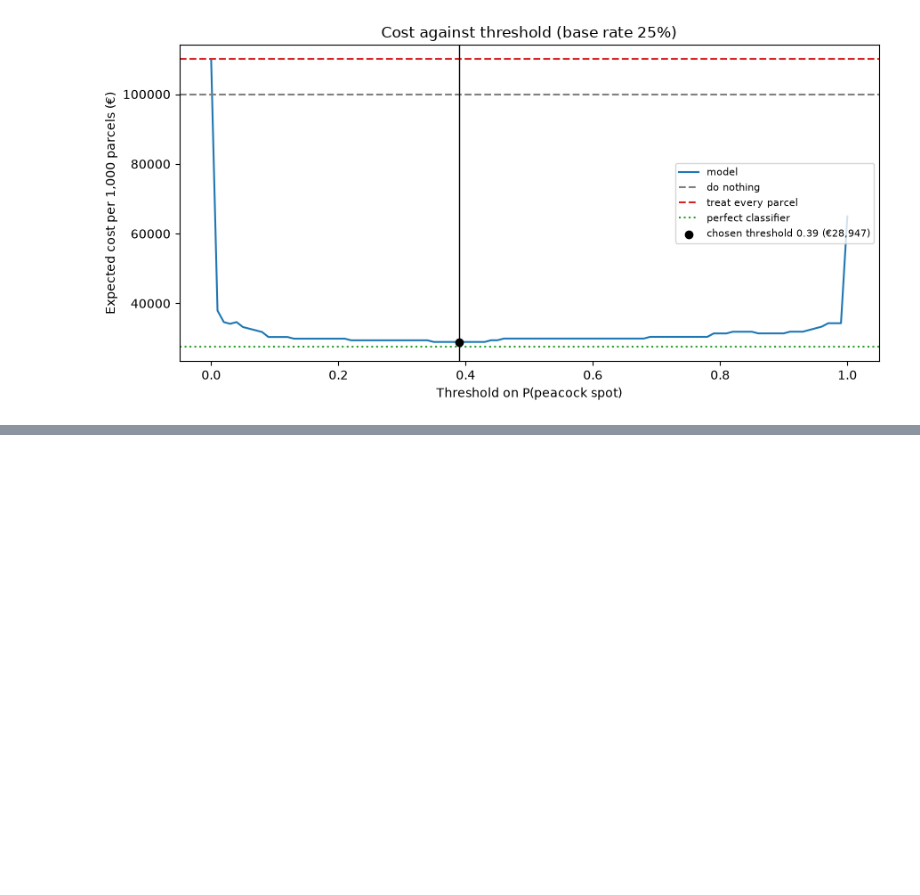
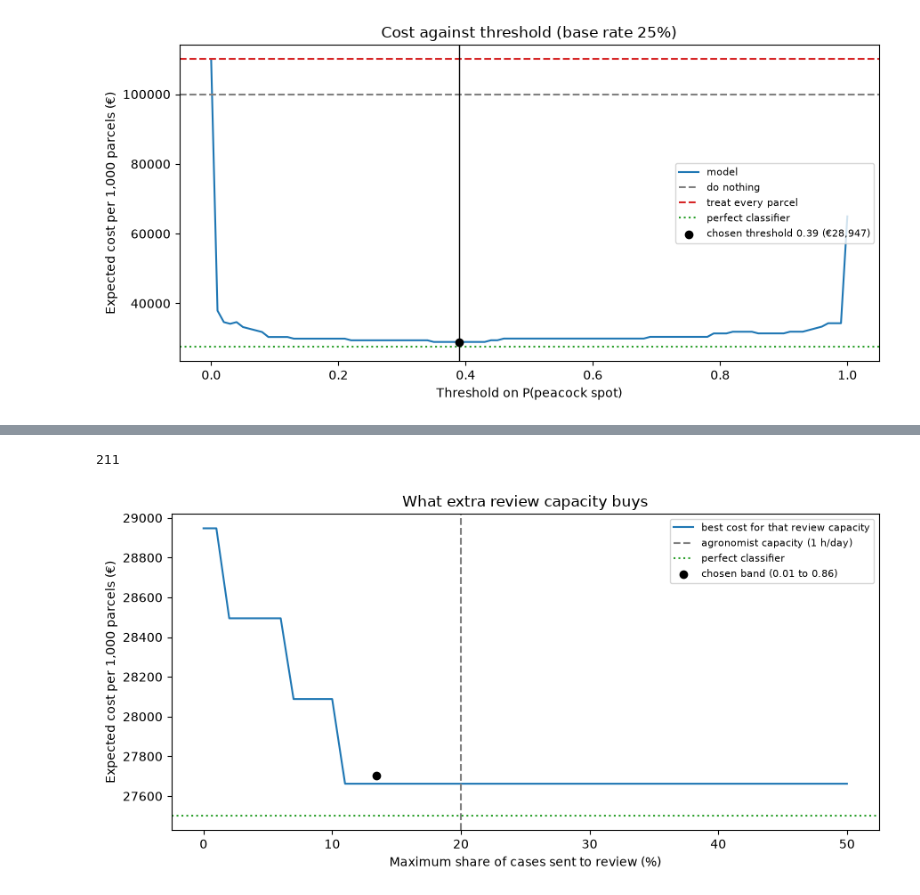
Before and after one commit to SofiaHervas/daiist-assignment-2, a Jupyter notebook: train.ipynb, the cells around one changed output, grey strips where cells are left out. Drawn from its saved outputs; the diff is of its cells as text; code cells hidden in the pictures; blank space fills up the shorter version.

Commit message:
Add cost sweep and human review band 2

```diff
--- a/train.ipynb
+++ b/train.ipynb
@@ -565,3 +565,21 @@ fig.tight_layout()
 fig.savefig(RESULTS_DIR / "cost_vs_threshold.png", dpi=130)
 # %% [output]
 [figure]
+# %%
+# Sensitivity: how the best threshold and cost move if the base rate or the cost
+# of a missed peacock spot (olive oil price) are wrong
+rows = []
+for base_rate in [0.05, 0.10, 0.25, 0.40, 0.60]:
+    for c_fn in [200.0, 400.0, 800.0]:
+        sw = sweep(scores, is_pos, THRESHOLDS, base_rate=base_rate, c_fn=c_fn)
+        t, cost, lo, hi = pick_threshold(sw)
+        rows.append({
+            "base_rate": base_rate, "cost_FN": c_fn,
+            "best_threshold": t, "tied_range": f"{lo:.2f}-{hi:.2f}",
+            "model_cost": round(cost),
+            "do_nothing": round(expected_cost(0, 0, base_rate=base_rate, c_fn=c_fn)),
+            "treat_all": round(expected_cost(1, 1, base_rate=base_rate, c_fn=c_fn)),
+        })
+sensitivity = pd.DataFrame(rows)
+sensitivity.to_csv(RESULTS_DIR / "cost_sensitivity.csv", index=False)
+print(sensitivity.to_string(index=False))
@@ -567,0 +670,55 @@ fig.savefig(RESULTS_DIR / "cost_vs_threshold.png", dpi=130)
+# %%
+# 1) The four policies the brief asks for, with the workload each one implies
+def workload(review_share):
+    photos = review_share * CASES_PER_DAY
+    return photos, photos * REVIEW_MINUTES
+
+policies = {
+    "do nothing": (expected_cost(0.0, 0.0), 0.0),
+    "agronomist checks every photo": (expected_cost(1.0, 0.0) + N_CASES * C_REVIEW, 1.0),
+    f"model alone (threshold {best_t:.2f})": (best_cost, 0.0),
+    f"model + review ({T_LOW:.2f} to {T_HIGH:.2f})": (best_band["cost_per_1000"], best_band["review_share"]),
+}
+policy_rows = []
+for name, (cost, share) in policies.items():
+    photos, minutes = workload(share)
+    policy_rows.append({"policy": name, "cost_per_1000": round(cost),
+                        "review_share": f"{share:.1%}", "photos_per_day": round(photos, 1),
+                        "agronomist_min_per_day": round(minutes)})
+policy_table = pd.DataFrame(policy_rows)
+policy_table.to_csv(RESULTS_DIR / "policy_comparison.csv", index=False)
+print(policy_table.to_string(index=False), "\n")
+
+# 2) Robustness: how much the result depends on the exact lower threshold
+robust_rows = []
+for t_low in [0.005, 0.01, 0.02, 0.05, 0.10, 0.20, best_t]:
+    cost, share, fn = band_cost(t_low, T_HIGH)
+    robust_rows.append({"t_low": t_low, "t_high": T_HIGH, "cost_per_1000": round(cost),
+                        "review_share": f"{share:.1%}", "missed_per_1000": round(fn * N_CASES, 1)})
+print("Moving the lower threshold (upper fixed):")
+print(pd.DataFrame(robust_rows).to_string(index=False))
+
+# 3) Best achievable cost for each review capacity
+caps = np.round(np.arange(0, 0.51, 0.01), 2)
+frontier = [band[band["review_share"] <= c]["cost_per_1000"].min() for c in caps]
+fig, ax = plt.subplots(figsize=(9, 4.5))
+ax.plot(caps * 100, frontier, label="best cost for that review capacity")
+ax.axvline(MAX_REVIEW_SHARE * 100, ls="--", color="grey", label="agronomist capacity (1 h/day)")
+ax.axhline(reference["perfect classifier"], ls=":", color="tab:green", label="perfect classifier")
+ax.scatter([best_band["review_share"] * 100], [best_band["cost_per_1000"]], color="black", zorder=5,
+           label=f"chosen band ({T_LOW:.2f} to {T_HIGH:.2f})")
+ax.set_xlabel("Maximum share of cases sent to review (%)")
+ax.set_ylabel("Expected cost per 1,000 parcels (€)")
+ax.set_title("What extra review capacity buys")
+ax.legend(fontsize=8)
+fig.tight_layout()
+fig.savefig(RESULTS_DIR / "review_capacity.png", dpi=130)
+
+# 4) Save everything the dashboard needs about the review band
+review_config = {"t_low": T_LOW, "t_high": T_HIGH, "review_cost": C_REVIEW,
+                 "review_minutes": REVIEW_MINUTES, "cases_per_day": CASES_PER_DAY,
+                 "max_review_share": MAX_REVIEW_SHARE,
+                 "cost_per_1000": float(best_band["cost_per_1000"]),
+                 "review_share": float(best_band["review_share"])}
+(RESULTS_DIR / "review_band.json").write_text(json.dumps(review_config, indent=2))
+# %% [output]
@@ -567,0 +740,2 @@ fig.savefig(RESULTS_DIR / "cost_vs_threshold.png", dpi=130)
+211
+[figure, added]
```
Also changed, not shown: parts of 4 cells of this notebook, 5 other files.
